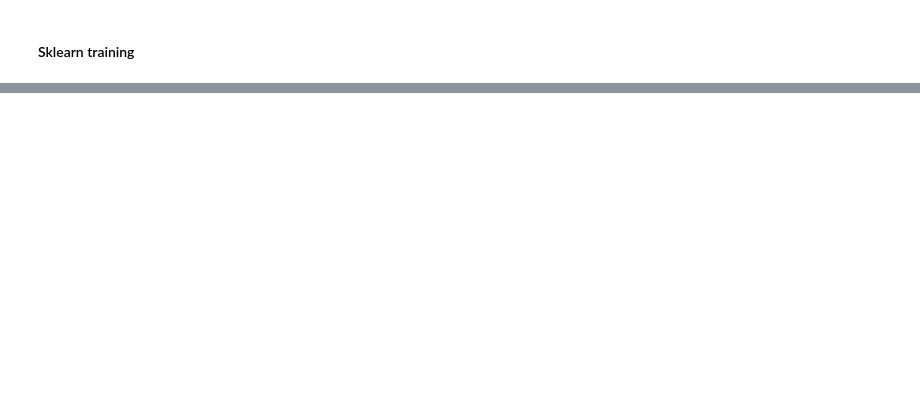
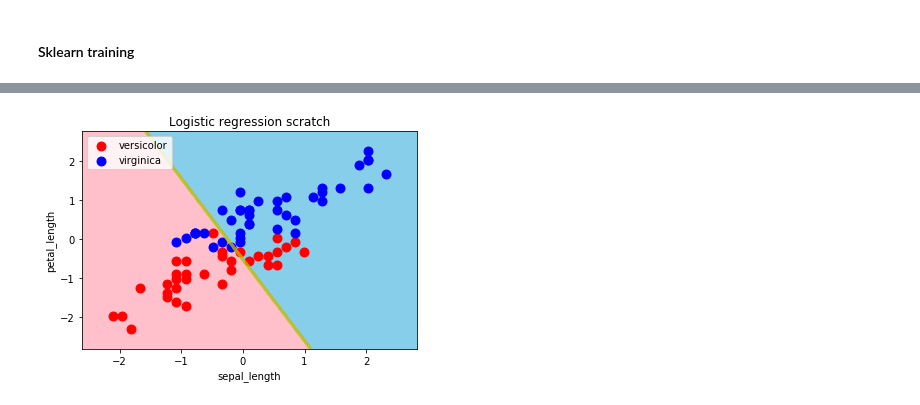
Before and after one commit to goriummaximum/diveintocode-ml, a Jupyter notebook: Sprints/sprint4/sprint4.ipynb, the cells around one changed output, grey strips where cells are left out. Saved outputs shown, nothing was run; the diff lists cells and outputs as text; code cells hidden in the pictures; blank space fills up the shorter version.

```diff
--- a/Sprints/sprint4/sprint4.ipynb
+++ b/Sprints/sprint4/sprint4.ipynb
@@ -339,3 +362,14 @@ array([2., 1., 1., 1., 2., 1., 1., 2., 1., 1., 2., 1., 2., 1., 2., 1., 1.,
+# %%
+decision_region(
+    X_train_std,
+    y_train,
+    model_scratch,
+    title="Logistic regression scratch",
+    xlabel="sepal_length",
+    ylabel="petal_length"
+)
+# %% [output]
+[figure, added]
 # %%
 decision_region(
     X_train_std,
```
Also changed, not shown: parts of 14 cells of this notebook.
